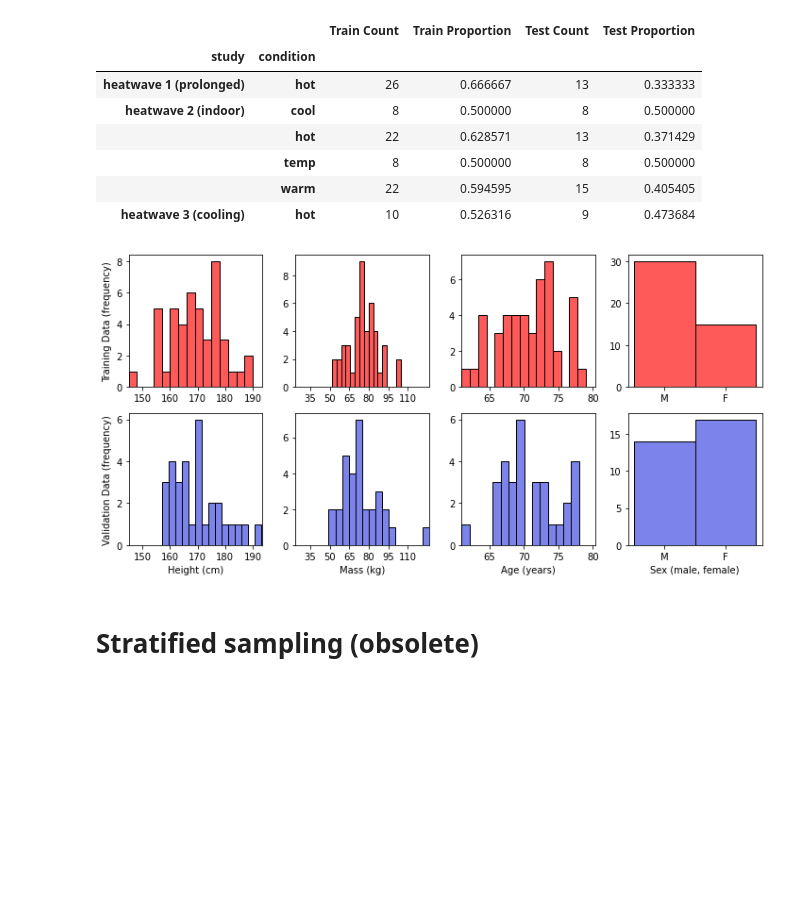
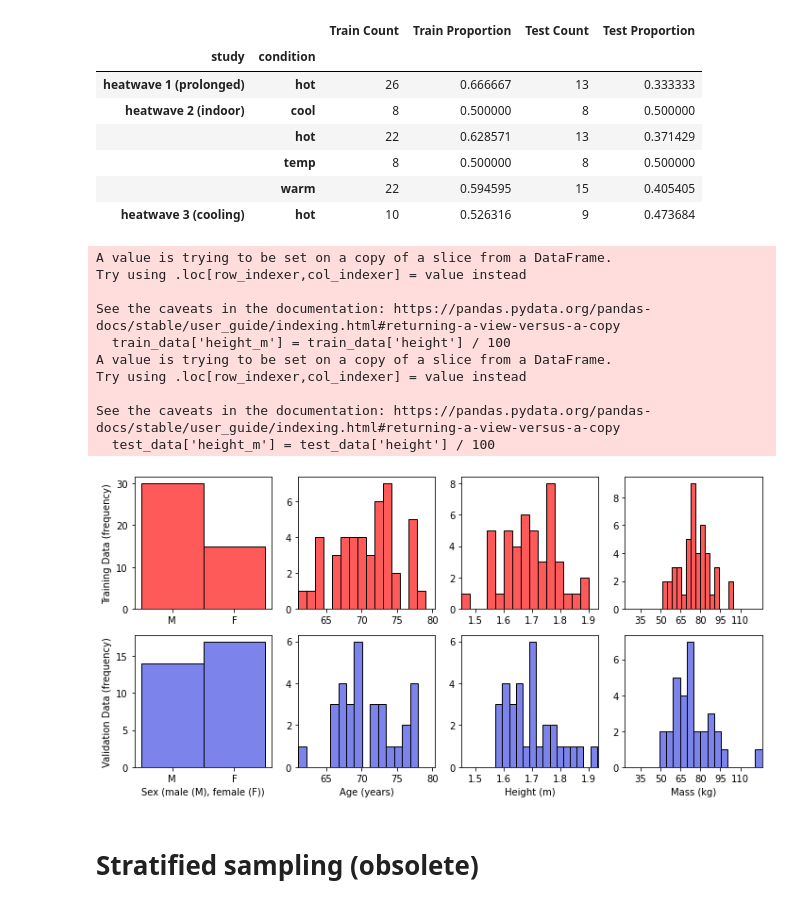
Before and after one commit to climate-ethos/core-temperature-modelling, a Jupyter notebook: results-sampling.ipynb, the cells around one changed output. Drawn from its saved outputs; the diff is of its cells as text; code cells hidden in the pictures; blank space fills up the shorter version.

Commit message:
Adjust data distribution figure

```diff
--- a/results-sampling.ipynb
+++ b/results-sampling.ipynb
@@ -96,14 +96,18 @@ import math
 # sns.set(style="whitegrid")
 colors = ['#87CC94', '#25CB00', '#FF9999', '#FF5A5A', '#7c84eb', '#0313fc']
 
+train_data['height_m'] = train_data['height'] / 100
+test_data['height_m'] = test_data['height'] / 100
+
+
 # Remove duplicates based on 'id_all' column
 train_dist = train_data.drop_duplicates(subset='id_all')
 test_dist = test_data.drop_duplicates(subset='id_all')
 
 fig, axs = plt.subplots(2, 4, figsize=(10, 5)) # create 2x4 subplots
 
-variables = ['height', 'mass', 'age', 'female'] # variables to plot
-labels = ['Height (cm)', 'Mass (kg)', 'Age (years)', 'Sex (male, female)'] # labels to plot
+variables = ['female', 'age', 'height_m', 'mass'] # variables to plot
+labels = ['Sex (male (M), female (F))', 'Age (years)', 'Height (m)', 'Mass (kg)' ] # labels to plot
 
 # Set common labels
 axs[0, 0].set_ylabel('Training Data (frequency)')
@@ -125,37 +129,47 @@ for i, var in enumerate(variables):
 
     # Set x limits
     if var != 'female':
         combined_dist = pd.concat([train_dist, test_dist])
         mean = combined_dist[var].mean()
         lowest_value = min(combined_dist[var])
         highest_value = max(combined_dist[var])
         max_distance_to_mean = max(math.fabs(mean - lowest_value), math.fabs(mean - highest_value))
         axs[0, i].set_xlim(mean - max_distance_to_mean, mean + max_distance_to_mean)
         axs[1, i].set_xlim(mean - max_distance_to_mean, mean + max_distance_to_mean)
 
     # Set x ticks
-    if var == 'height':
-        axs[0, i].set_xticks([150, 160, 170, 180, 190])
-        axs[1, i].set_xticks([150, 160, 170, 180, 190])
+    if var == 'height_m':
+        axs[0, i].set_xticks([1.5, 1.60, 1.70, 1.80, 1.90])
+        axs[1, i].set_xticks([1.5, 1.60, 1.70, 1.80, 1.90])
     if var == 'mass':
         axs[0, i].set_xticks([35, 50, 65, 80, 95, 110])
         axs[1, i].set_xticks([35, 50, 65, 80, 95, 110])
     if var == 'female':
         axs[0, i].set_xticks([0.25, 0.75])
         axs[0, i].set_xticklabels(['M', 'F'])
         axs[1, i].set_xticks([0.25, 0.75])
         axs[1, i].set_xticklabels(['M', 'F'])
 
 # Center the plots
 for ax_row in axs:
     for ax in ax_row:
         ax.set_xlim(ax.get_xlim())
 
 plt.tight_layout()
 plt.savefig("figures/data_distribution.pdf", format='pdf')
 plt.show()
 # %% [output]
+A value is trying to be set on a copy of a slice from a DataFrame.
+Try using .loc[row_indexer,col_indexer] = value instead
+
+See the caveats in the documentation: https://pandas.pydata.org/pandas-docs/stable/user_guide/indexing.html#returning-a-view-versus-a-copy
+  train_data['height_m'] = train_data['height'] / 100
+A value is trying to be set on a copy of a slice from a DataFrame.
+Try using .loc[row_indexer,col_indexer] = value instead
+
+See the caveats in the documentation: https://pandas.pydata.org/pandas-docs/stable/user_guide/indexing.html#returning-a-view-versus-a-copy
+  test_data['height_m'] = test_data['height'] / 100
-[figure, old version]
+[figure, new version]
 # %% [markdown]
 # Stratified sampling (obsolete)
 # %%
```
